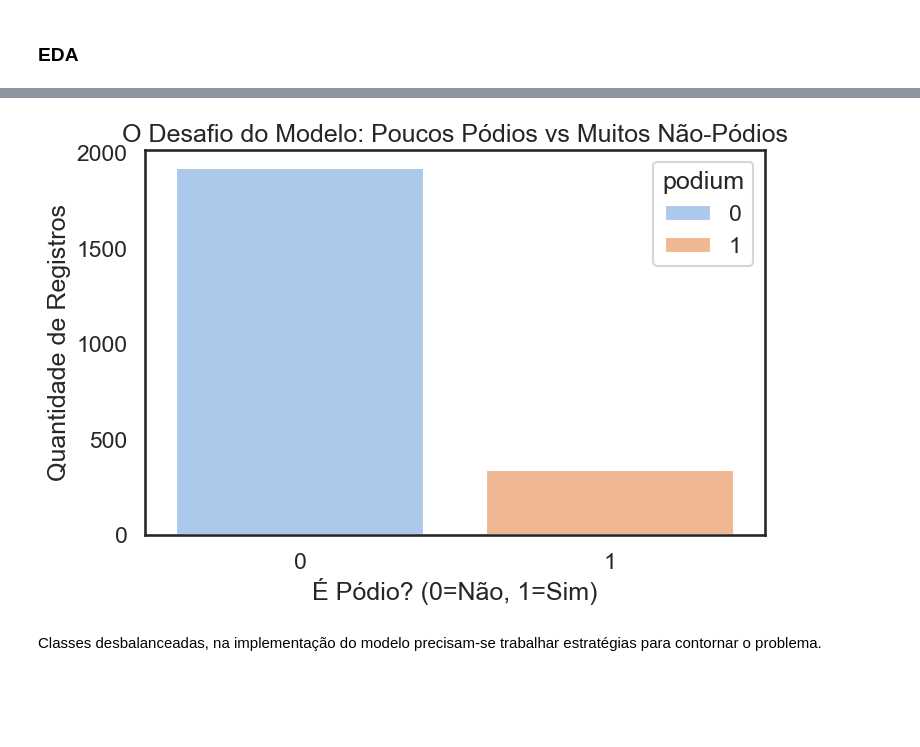
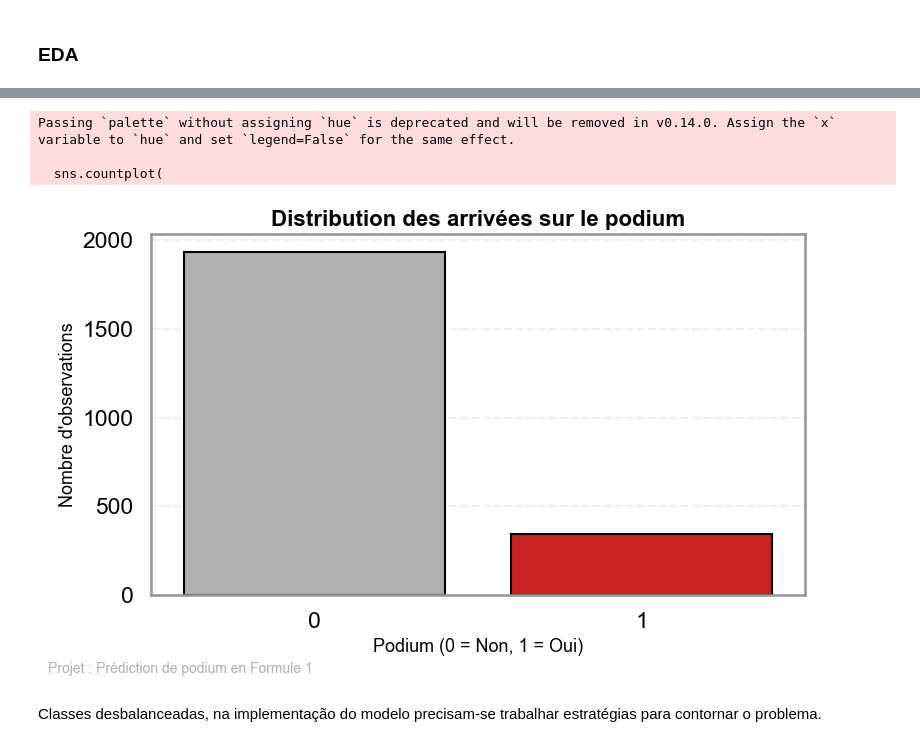
Before and after one commit to thaliaramoss/f1-pred, a Jupyter notebook: eda_t.ipynb, the cells around one changed output, grey strips where cells are left out. Saved outputs shown, nothing was run; the diff lists cells and outputs as text; code cells hidden in the pictures; blank space fills up the shorter version.

```diff
--- a/eda_t.ipynb
+++ b/eda_t.ipynb
@@ -110,3 +122,8 @@ Variáveis de texto e categoria preenchidas com string de "desconhecido"
 # %%
 df['compounds_used'] = df['compounds_used'].fillna("UNKNOWN")
 df['status'] = df['status'].fillna("DNF") # Caso raro, mas seguro
+# %%
+cols_sectors = ['Sector1_Ratio', 'Sector2_Ratio', 'Sector3_Ratio']
+for col in cols_sectors:
+  if col in df.columns:
+      df[col] = df[col].fillna(1.0)
@@ -331,15 +556,0 @@ df.tail(20)
-# %%
-PALETA = {
-    "olivewood": "#210706",
-    "tuscan_red": "#891D1A",
-    "slate_blue": "#5E657B",
-    "creamy_biscotti": "#F1E6D2"
-}
-
-plt.rcParams['axes.facecolor']   = PALETA["creamy_biscotti"]
-plt.rcParams['figure.facecolor'] = PALETA["creamy_biscotti"]
-plt.rcParams['xtick.color']      = PALETA["olivewood"]
-plt.rcParams['ytick.color']      = PALETA["olivewood"]
-plt.rcParams['text.color']       = PALETA["olivewood"]
-plt.rcParams['axes.labelcolor']  = PALETA["olivewood"]
-plt.rcParams['axes.edgecolor']   = PALETA["olivewood"]
@@ -346,12 +573,54 @@ plt.rcParams['axes.edgecolor']   = PALETA["olivewood"]
 # %%
 plt.figure(figsize=(8, 5))
-sns.countplot(x='podium', data=df, palette='pastel', hue='podium')
-plt.title('')
-plt.xlabel('É Pódio? (0=Não, 1=Sim)')
-plt.ylabel('Quantidade de Registros')
+ax = plt.gca()
+
+# --- FUNDO BRANCO GARANTIDO ---
+plt.gcf().patch.set_facecolor('white')
+ax.set_facecolor('white')
+
+sns.countplot(
+    x='podium',
+    data=df,
+    palette=[track_grey, f1_red],  # 0 = cinza, 1 = vermelho F1
+    edgecolor='black'
+)
+
+# --- TÍTULOS EM FRANCÊS ---
+plt.title(
+    "Distribution des arrivées sur le podium",
+    fontsize=16,
+    weight='bold',
+    color=carbon_black
+)
+
+plt.xlabel("Podium (0 = Non, 1 = Oui)", fontsize=13, color=carbon_black)
+plt.ylabel("Nombre d'observations", fontsize=13, color=carbon_black)
+
+# --- Ticks legíveis ---
+ax.tick_params(colors=carbon_black)
+
+# --- Grade sutil ---
+plt.grid(axis='y', linestyle='--', alpha=0.3)
+
+# --- Bordas discretas ---
+for spine in ax.spines.values():
+    spine.set_color('#999999')
+
+# --- Crédito científico discreto ---
+plt.gcf().text(
+    0.02, 0.02,
+    "Projet : Prédiction de podium en Formule 1",
+    fontsize=10,
+    color=track_grey
+)
+
+plt.tight_layout()
 plt.show()
 # %% [output]
+Passing `palette` without assigning `hue` is deprecated and will be removed in v0.14.0. Assign the `x` variable to `hue` and set `legend=False` for the same effect.
+
+  sns.countplot(
-[figure, old version]
+[figure, new version]
 # %% [markdown]
 Classes desbalanceadas, na implementação do modelo precisam-se trabalhar estratégias para contornar o problema.
 # %%
```
Also changed, not shown: parts of 45 cells of this notebook, 10 other files.
